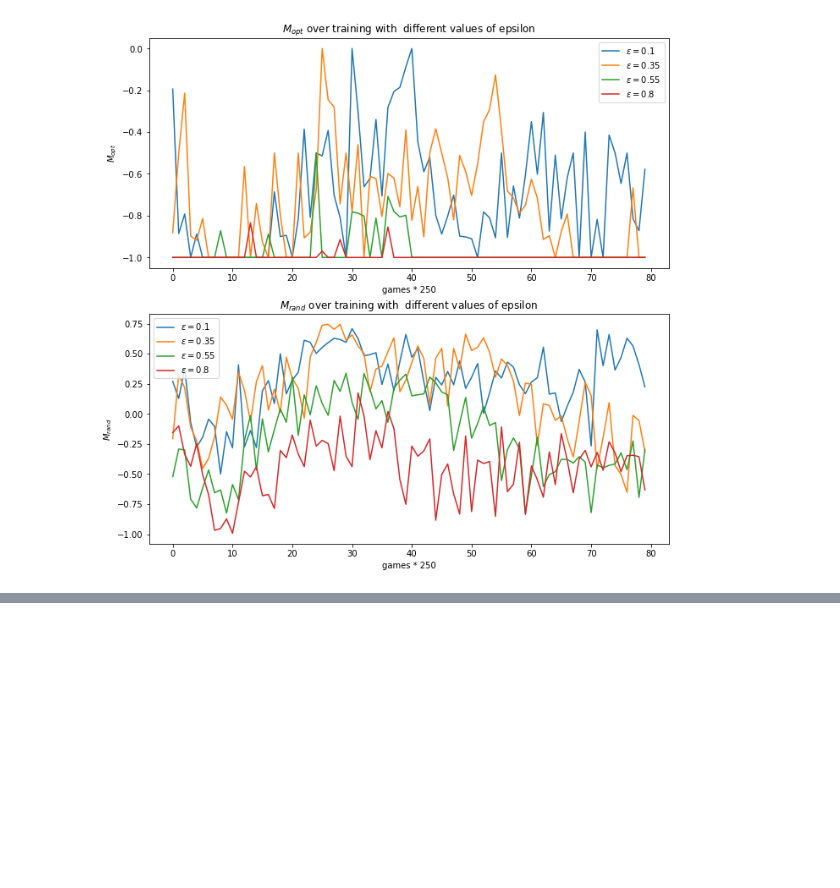
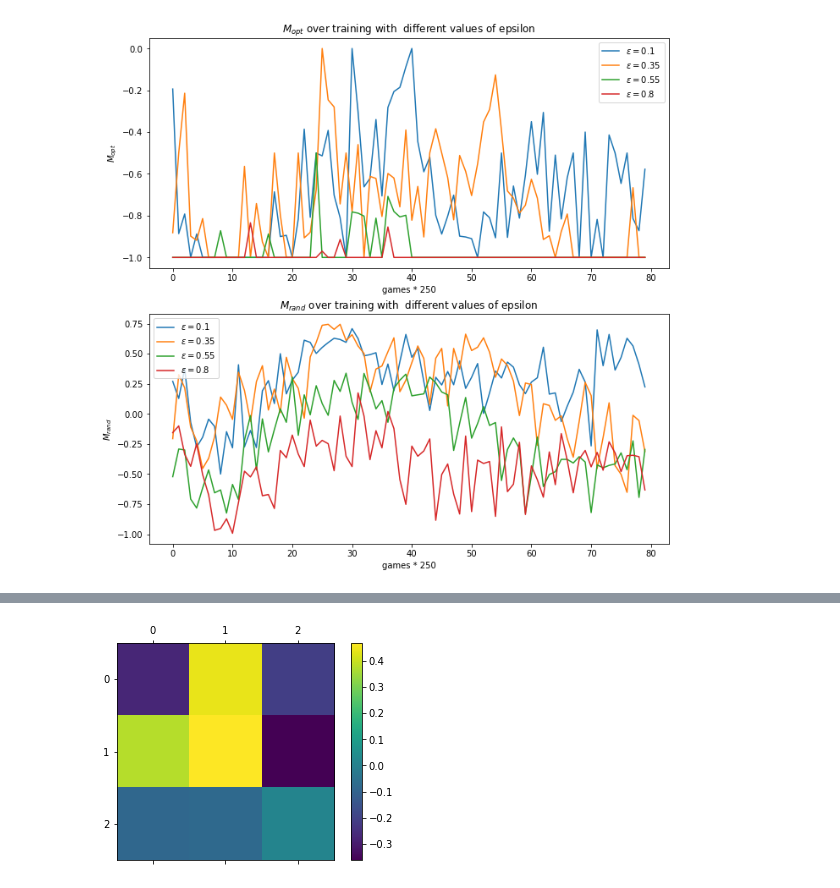
Before and after one commit to Noam-Ghenassia/ANN_miniproject, a Jupyter notebook: results.ipynb, the cells around one changed output, grey strips where cells are left out. Saved outputs shown, nothing was run; the diff lists cells and outputs as text; code cells hidden in the pictures; blank space fills up the shorter version.

```diff
--- a/results.ipynb
+++ b/results.ipynb
@@ -300,0 +385,4 @@ Text(0, 0.5, '$M_{rand}$')
+# %%
+self_learner.showQValues(state)
+# %% [output]
+[figure, added]
```
Also changed, not shown: parts of 30 cells of this notebook, 1 other file.
